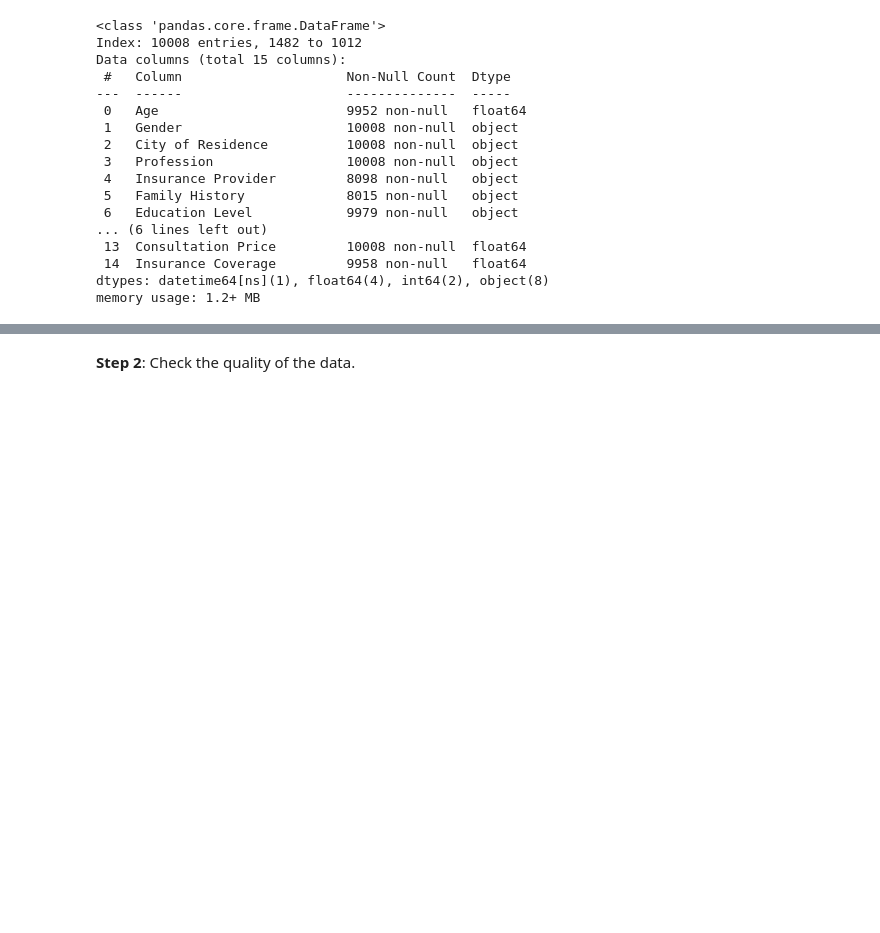
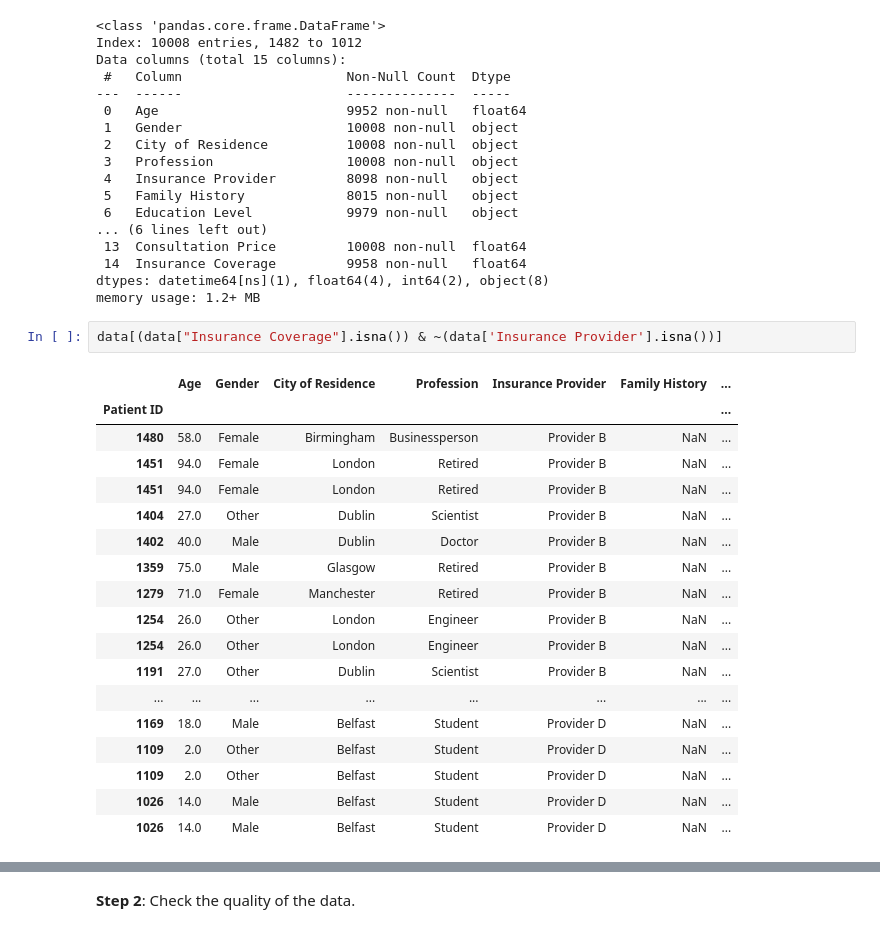
Before and after one commit to amdbsilva/pre-processing, a Jupyter notebook: projeto de datapreprocessing.ipynb, the cells around one changed output, grey strips where cells are left out. Cells and saved outputs as stored; diff of their text form; blank space fills up the shorter version.

```diff
--- a/projeto de datapreprocessing.ipynb
+++ b/projeto de datapreprocessing.ipynb
@@ -44,3 +43,24 @@ Data columns (total 15 columns):
  14  Insurance Coverage         9958 non-null   float64
 dtypes: datetime64[ns](1), float64(4), int64(2), object(8)
 memory usage: 1.2+ MB
+# %%
+data[(data["Insurance Coverage"].isna()) & ~(data['Insurance Provider'].isna())]
+# %% [output]
+|  | Age | Gender | City of Residence | Profession | Insurance Provider | Family History | ... |
+| Patient ID |  |  |  |  |  |  | ... |
+| 1480 | 58.0 | Female | Birmingham | Businessperson | Provider B | NaN | ... |
+| 1451 | 94.0 | Female | London | Retired | Provider B | NaN | ... |
+| 1451 | 94.0 | Female | London | Retired | Provider B | NaN | ... |
+| 1404 | 27.0 | Other | Dublin | Scientist | Provider B | NaN | ... |
+| 1402 | 40.0 | Male | Dublin | Doctor | Provider B | NaN | ... |
+| 1359 | 75.0 | Male | Glasgow | Retired | Provider B | NaN | ... |
+| 1279 | 71.0 | Female | Manchester | Retired | Provider B | NaN | ... |
+| 1254 | 26.0 | Other | London | Engineer | Provider B | NaN | ... |
+| 1254 | 26.0 | Other | London | Engineer | Provider B | NaN | ... |
+| 1191 | 27.0 | Other | Dublin | Scientist | Provider B | NaN | ... |
+| ... | ... | ... | ... | ... | ... | ... | ... |
+| 1169 | 18.0 | Male | Belfast | Student | Provider D | NaN | ... |
+| 1109 | 2.0 | Other | Belfast | Student | Provider D | NaN | ... |
+| 1109 | 2.0 | Other | Belfast | Student | Provider D | NaN | ... |
+| 1026 | 14.0 | Male | Belfast | Student | Provider D | NaN | ... |
+| 1026 | 14.0 | Male | Belfast | Student | Provider D | NaN | ... |
```
Also changed, not shown: parts of 20 cells of this notebook.
